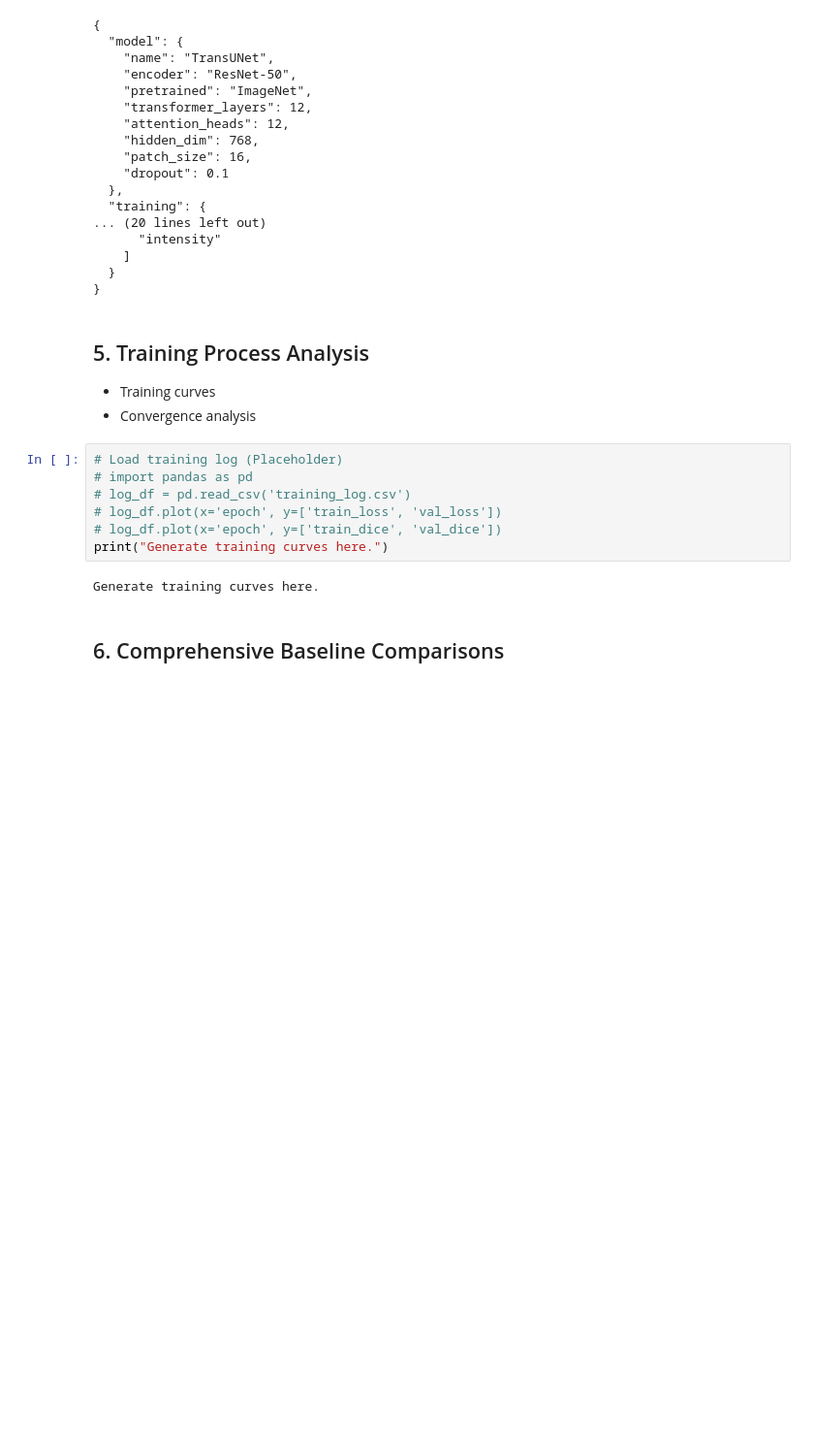
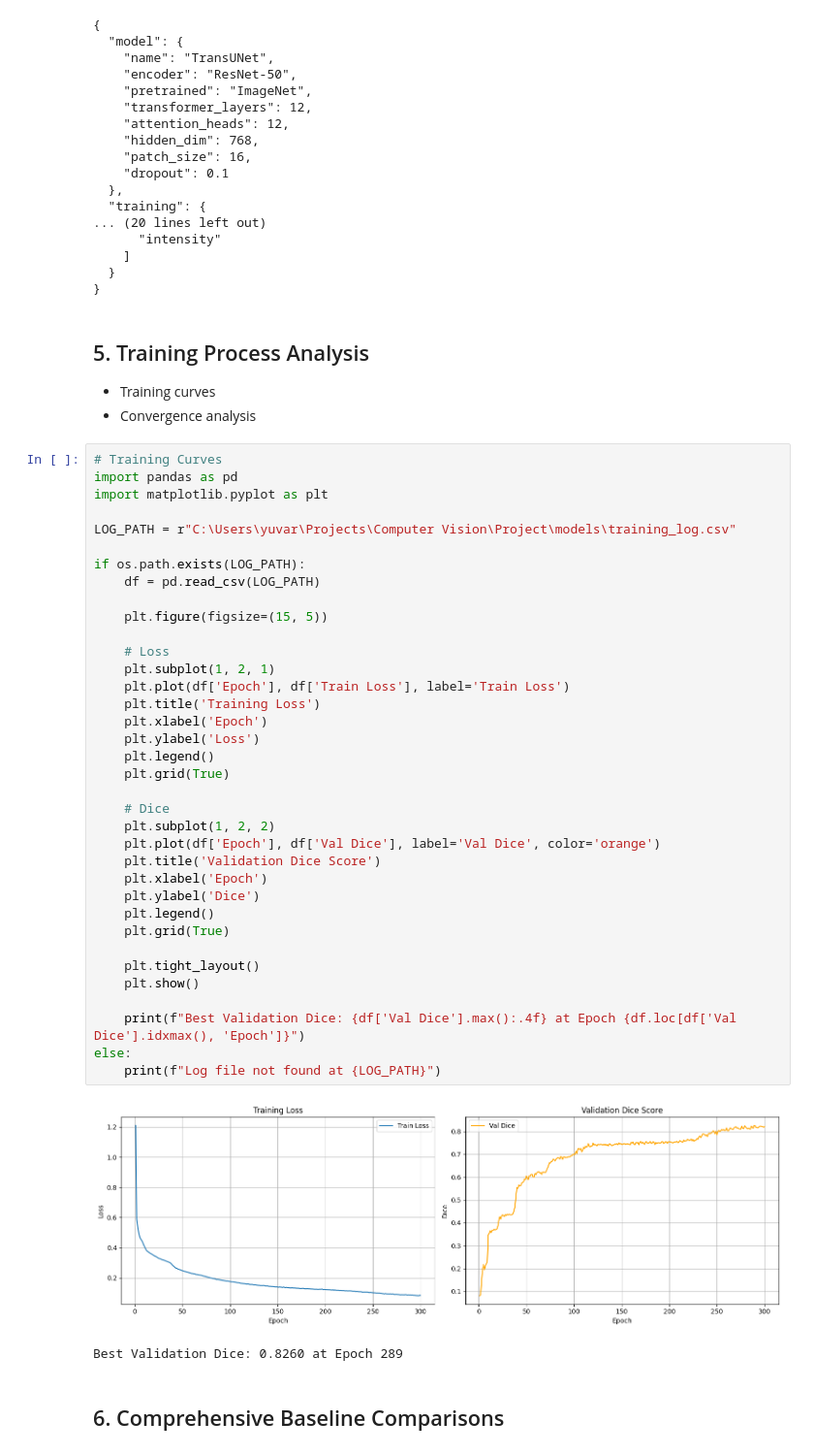
Before and after one commit to yuvaraj949/VIT_MedSegm, a Jupyter notebook: Technical_Documentation_and_Experiments.ipynb, the cells around one changed output. Shown: that part at 97% size. Saved outputs shown, nothing was run; the diff lists cells and outputs as text; blank space fills up the shorter version.

```diff
--- a/Technical_Documentation_and_Experiments.ipynb
+++ b/Technical_Documentation_and_Experiments.ipynb
@@ -160,14 +183,44 @@ print(json.dumps(hyperparameters, indent=2))
 - Training curves
 - Convergence analysis
 # %%
-# Load training log (Placeholder)
-# import pandas as pd
-# log_df = pd.read_csv('training_log.csv')
-# log_df.plot(x='epoch', y=['train_loss', 'val_loss'])
-# log_df.plot(x='epoch', y=['train_dice', 'val_dice'])
-print("Generate training curves here.")
+# Training Curves
+import pandas as pd
+import matplotlib.pyplot as plt
+
+LOG_PATH = r"C:\Users\yuvar\Projects\Computer Vision\Project\models\training_log.csv"
+
+if os.path.exists(LOG_PATH):
+    df = pd.read_csv(LOG_PATH)
+
+    plt.figure(figsize=(15, 5))
+
+    # Loss
+    plt.subplot(1, 2, 1)
+    plt.plot(df['Epoch'], df['Train Loss'], label='Train Loss')
+    plt.title('Training Loss')
+    plt.xlabel('Epoch')
+    plt.ylabel('Loss')
+    plt.legend()
+    plt.grid(True)
+
+    # Dice
+    plt.subplot(1, 2, 2)
+    plt.plot(df['Epoch'], df['Val Dice'], label='Val Dice', color='orange')
+    plt.title('Validation Dice Score')
+    plt.xlabel('Epoch')
+    plt.ylabel('Dice')
+    plt.legend()
+    plt.grid(True)
+
+    plt.tight_layout()
+    plt.show()
+
+    print(f"Best Validation Dice: {df['Val Dice'].max():.4f} at Epoch {df.loc[df['Val Dice'].idxmax(), 'Epoch']}")
+else:
+    print(f"Log file not found at {LOG_PATH}")
 # %% [output]
+[figure, added]
-Generate training curves here.
+Best Validation Dice: 0.8260 at Epoch 289
 # %% [markdown]
 ## 6. Comprehensive Baseline Comparisons
 # %%
```
Also changed, not shown: parts of 9 cells of this notebook, 1 other file.
